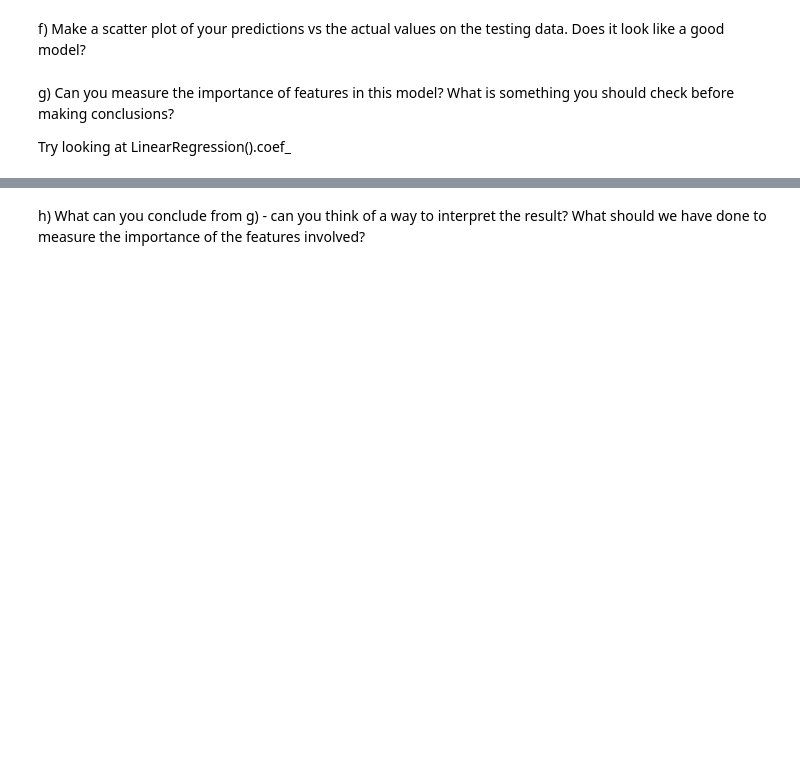
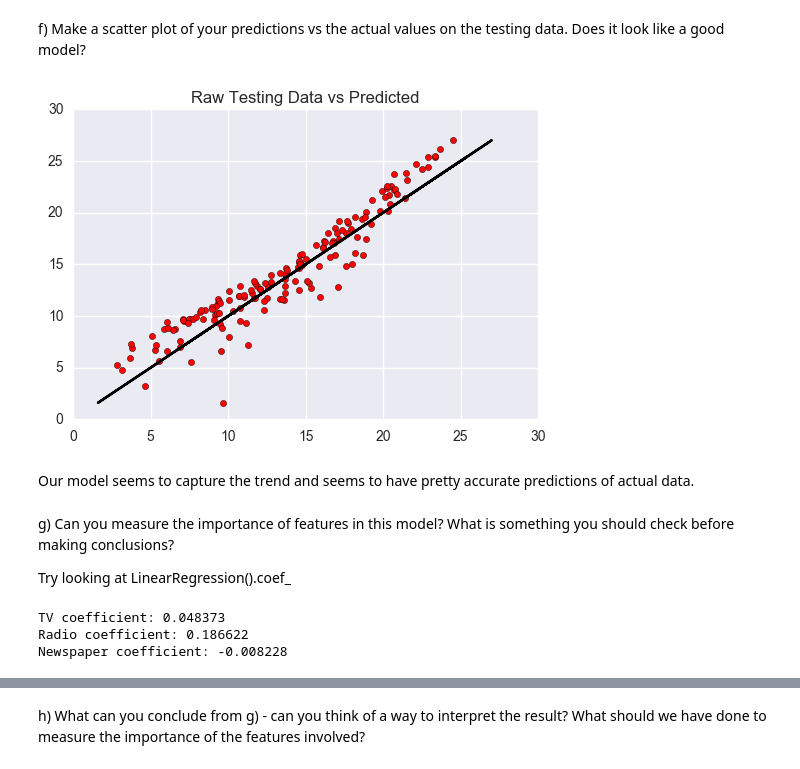
Before and after one commit to Columbia-Intro-Data-Science/python-introduction-ads2206, a Jupyter notebook: Homework 1 - Github and Pandas.ipynb, the cells around one changed output, grey strips where cells are left out. Cells and saved outputs as stored; diff of their text form; code cells hidden in the pictures; blank space fills up the shorter version.

```diff
--- a/Homework 1 - Github and Pandas.ipynb
+++ b/Homework 1 - Github and Pandas.ipynb
@@ -108,2 +146,20 @@ c) Randomly split data into training and testing - 80% training, 20% testing.
+# %%
+# Code here
+
+# professor's implementation of splitting training and testing
+# Split the data into training/testing sets
+# size = df.shape[0]
+# X_train = X[0:int(size*0.8)]
+# X_test = X[int(size*0.8):]
+
+# # Split the targets into training/testing sets
+# y_train = y[0:int(size*0.8)]
+# y_test = y[int(size*0.8):]
+#===============================================================
+
+# one could also use the method in sklearn.model_selection
+import sklearn.model_selection
+y_train, y_test, X_train, X_test = \
+sklearn.model_selection.train_test_split(y, X, test_size=.8)
 # %% [markdown]
 d) Train model on training data, and make predictions on testing data
@@ -111,0 +166,19 @@ d) Train model on training data, and make predictions on testing data
+# %%
+# Code here
+
+# create linear regression object
+regr = LinearRegression()
+
+# train the model using training data
+fit = regr.fit(X_train, y_train)
+coeff = regr.coef_
+
+pred = regr.predict(X_test)
+
+# evaluate model using testing data
+MSE_test = numpy.mean((regr.predict(X_test) - y_test)** 2)
+var_score_test = regr.score(X_test, y_test)
+
+print('Coefficients: \n', coeff)
+print("Residual sum of squares: %.2f" % MSE_test)
+print('Variance score: %.2f' % var_score_test)
@@ -120,3 +206,13 @@ f) Make a scatter plot of your predictions vs the actual values on the testing d
+# %%
+#plt.figure(figsize=(10,10))
+plt.title("Raw Testing Data vs Predicted")
+plt.scatter(regr.predict(X_test),y_test, c='r')
+plt.plot(y_test,y_test, c='k')
+plt.show()
+# %% [output]
+[figure, added]
+# %% [markdown]
+Our model seems to capture the trend and seems to have pretty accurate predictions of actual data.
 # %% [markdown]
 g) Can you measure the importance of features in this model? What is something you should check before making conclusions?
 
@@ -125,0 +220,12 @@ Try looking at LinearRegression().coef_
+# %%
+TV_coef    = regr.coef_[0]
+Radio_coef = regr.coef_[1]
+Newsp_coef = regr.coef_[2]
+
+print('TV coefficient: %f' %(TV_coef))
+print('Radio coefficient: %f' %(Radio_coef))
+print('Newspaper coefficient: %f' %(Newsp_coef))
+# %% [output]
+TV coefficient: 0.048373
+Radio coefficient: 0.186622
+Newspaper coefficient: -0.008228
```
Also changed, not shown: parts of 32 cells of this notebook.
